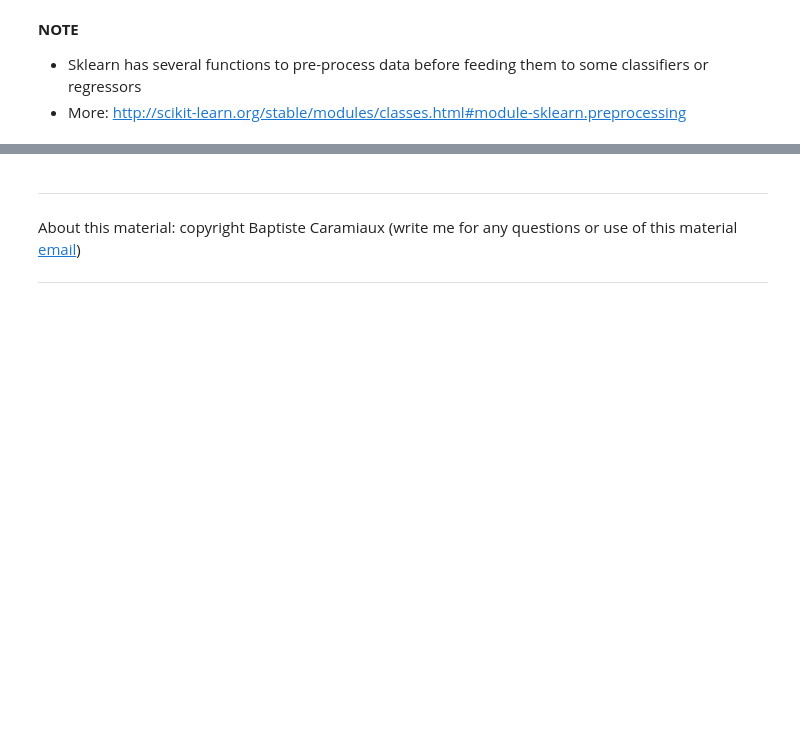
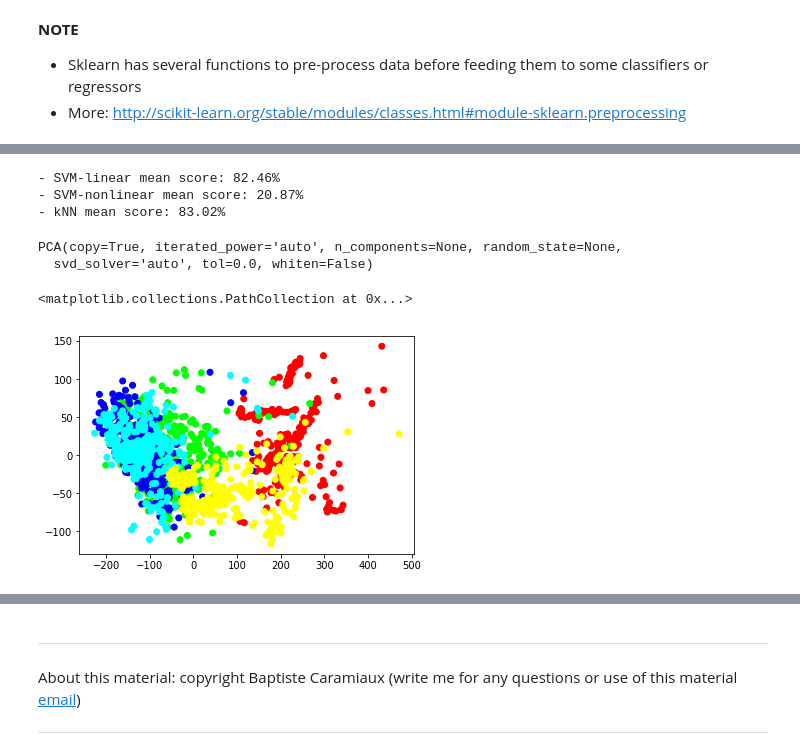
Before and after one commit to florisvanvugt/workshop4june2017, a Jupyter notebook: Introduction_Machine_Learning.ipynb, the cells around one changed output, grey strips where cells are left out. Drawn from its saved outputs; the diff is of its cells as text; code cells hidden in the pictures; blank space fills up the shorter version.

```diff
--- a/Introduction_Machine_Learning.ipynb
+++ b/Introduction_Machine_Learning.ipynb
@@ -730,0 +909,36 @@ for clf in classifiers:
+# %%
+classifiers = ['SVM-linear', 'SVM-nonlinear', 'kNN']
+all_scores = {'SVM-linear': [], 'SVM-nonlinear': [], 'kNN': []}
+splitter = StratifiedKFold(n_splits=10)
+for train_index, test_index in splitter.split(X,y):
+
+    # select training and testing datasets
+    X_train = X[train_index]
+    y_train = y[train_index]
+    X_test = X[test_index]
+    y_test = y[test_index]
+
+
+    for clf in classifiers:
+
+        # declare classifier
+        if (clf=='SVM-linear'):
+            classifier = svm.SVC(kernel='linear')
+        elif (clf=='SVM-nonlinear'):
+            classifier = svm.SVC(kernel='rbf')
+        elif (clf=='kNN'):
+            classifier = neighbors.KNeighborsClassifier()
+
+        # train classifier
+        classifier.fit(X_train,y_train)
+
+        # compute score on testing dataset and store it
+        score = classifier.score(X_test,y_test)
+        all_scores[clf].append(score)
+
+for clf in classifiers:
+    print('-', clf, 'mean score: %.2f%%'%(np.mean(all_scores[clf])*100))
+# %% [output]
+- SVM-linear mean score: 82.46%
+- SVM-nonlinear mean score: 20.87%
+- kNN mean score: 83.02%
@@ -730,0 +947,13 @@ for clf in classifiers:
+# %%
+pca = PCA()
+# %%
+pca.fit(X)
+# %% [output]
+PCA(copy=True, iterated_power='auto', n_components=None, random_state=None,
+  svd_solver='auto', tol=0.0, whiten=False)
+# %%
+X_proj = pca.transform(X)
+scatter(X_proj[:,0], X_proj[:,1], c=label_colors)
+# %% [output]
+<matplotlib.collections.PathCollection at 0x...>
+[figure, added]
```
Also changed, not shown: parts of 55 cells of this notebook.
